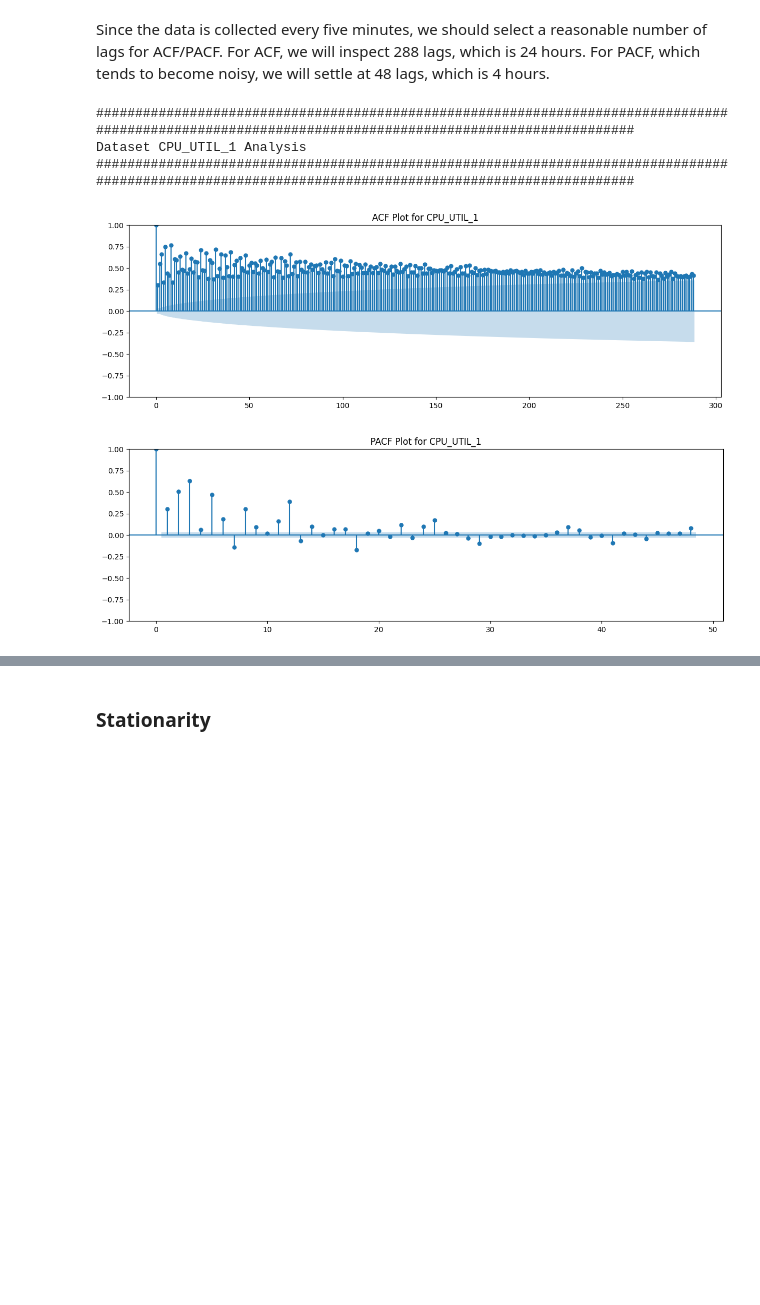
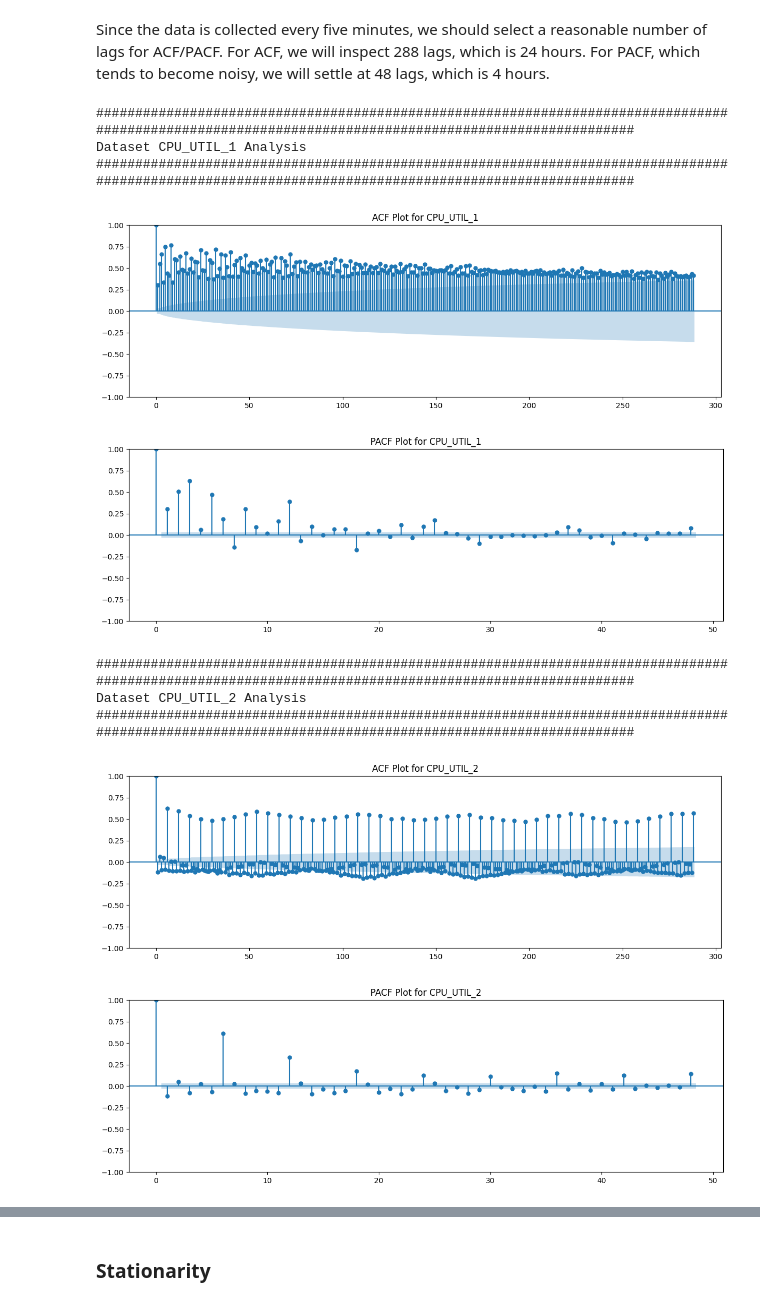
Before and after one commit to Umair-A-Mirza/cloud-alert-forecasting-internship-task, a Jupyter notebook: notebooks/eda.ipynb, the cells around one changed output, grey strips where cells are left out. Cells and saved outputs as stored; diff of their text form; code cells hidden in the pictures; blank space fills up the shorter version.

```diff
--- a/notebooks/eda.ipynb
+++ b/notebooks/eda.ipynb
@@ -156,11 +198,17 @@ def eda_3(dataset_name: str, df: pd.DataFrame, acf_lags: int, pacf_lags: int) ->
 # %% [markdown]
 Since the data is collected every five minutes, we should select a reasonable number of lags for ACF/PACF. For ACF, we will inspect 288 lags, which is 24 hours. For PACF, which tends to become noisy, we will settle at 48 lags, which is 4 hours.
 # %%
-eda_3(dataset_name=dataset_name, df=dataframe, acf_lags=288, pacf_lags=48)
+for dataset_name, (dataframe, anomaly_windows) in dfs_map.items():
+    eda_3(dataset_name=dataset_name, df=dataframe, acf_lags=288, pacf_lags=48)
 # %% [output]
 ######################################################################################################################################################
 Dataset CPU_UTIL_1 Analysis
 ######################################################################################################################################################
 [figure]
 [figure]
+######################################################################################################################################################
+Dataset CPU_UTIL_2 Analysis
+######################################################################################################################################################
+[figure, added]
+[figure, added]
 # %% [markdown]
```
Also changed, not shown: parts of 11 cells of this notebook, 2 other files.
